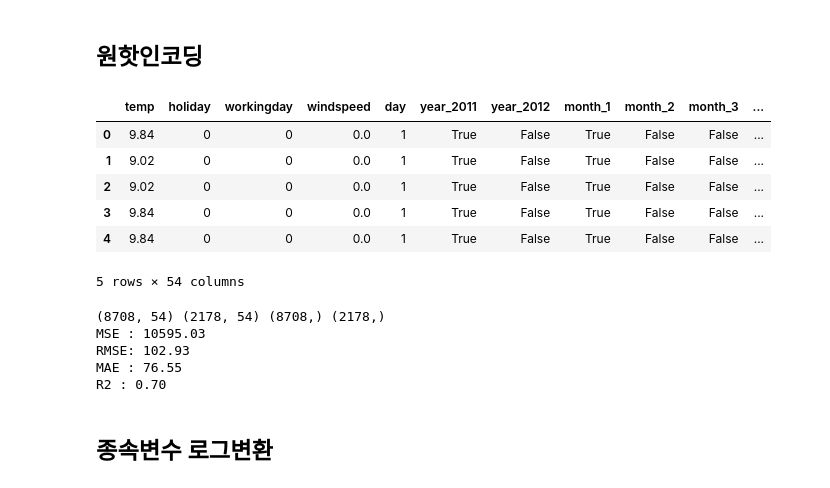
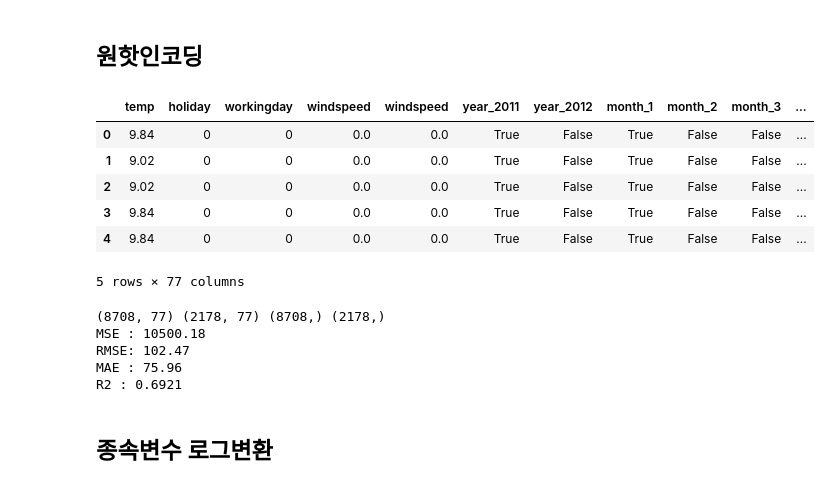
Before and after one commit to parkjiyon7/MSAI_6, a Jupyter notebook: 02_회귀_공공자전거 수요 예측_실습.ipynb, the cells around one changed output. Drawn from its saved outputs; the diff is of its cells as text; code cells hidden in the pictures.

```diff
--- a/02_회귀_공공자전거 수요 예측_실습.ipynb
+++ b/02_회귀_공공자전거 수요 예측_실습.ipynb
@@ -402,25 +402,25 @@ R2 : 0.39
 ## 원핫인코딩
 # %%
 # 범주형변수 원핫인코딩
-x = df[['temp', 'holiday', 'workingday', 'weather', 'windspeed', 'year', 'month', 'day', 'hour', 'dayofweek']]
+x = df[['temp', 'holiday', 'workingday', 'windspeed', 'season', 'weather', 'windspeed', 'year', 'month', 'day', 'hour', 'dayofweek']]
 # y = df['count']
 
-x_dummi = pd.get_dummies(x, columns=['year', 'month', 'hour', 'dayofweek', 'weather'])
+x_dummi = pd.get_dummies(x, columns=['year', 'month', 'day', 'hour', 'dayofweek', 'season', 'weather'])
 
 x_dummi.head()
 # %% [output]
-|  | temp | holiday | workingday | windspeed | day | year_2011 | year_2012 | month_1 | month_2 | month_3 | ... |
-| 0 | 9.84 | 0 | 0 | 0.0 | 1 | True | False | True | False | False | ... |
-| 1 | 9.02 | 0 | 0 | 0.0 | 1 | True | False | True | False | False | ... |
-| 2 | 9.02 | 0 | 0 | 0.0 | 1 | True | False | True | False | False | ... |
-| 3 | 9.84 | 0 | 0 | 0.0 | 1 | True | False | True | False | False | ... |
-| 4 | 9.84 | 0 | 0 | 0.0 | 1 | True | False | True | False | False | ... |
+|  | temp | holiday | workingday | windspeed | windspeed | year_2011 | year_2012 | month_1 | month_2 | month_3 | ... |
+| 0 | 9.84 | 0 | 0 | 0.0 | 0.0 | True | False | True | False | False | ... |
+| 1 | 9.02 | 0 | 0 | 0.0 | 0.0 | True | False | True | False | False | ... |
+| 2 | 9.02 | 0 | 0 | 0.0 | 0.0 | True | False | True | False | False | ... |
+| 3 | 9.84 | 0 | 0 | 0.0 | 0.0 | True | False | True | False | False | ... |
+| 4 | 9.84 | 0 | 0 | 0.0 | 0.0 | True | False | True | False | False | ... |
-5 rows × 54 columns
+5 rows × 77 columns
 # %%
 # 훈련세트/테스트세트 분할
 from sklearn.model_selection import train_test_split
 
-x_train, x_test, y_train, y_test = train_test_split(x_dummi, y, test_size= 0.2)
+x_train, x_test, y_train, y_test = train_test_split(x_dummi, y, test_size= 0.2, random_state=1)
 
 print(x_train.shape, x_test.shape, y_train.shape, y_test.shape)
 
@@ -448,12 +448,12 @@ r2 = r2_score(y_test, pred)
 print(f'MSE : {mse:.2f}')
 print(f'RMSE: {rmse:.2f}')
 print(f'MAE : {mae:.2f}')
-print(f'R2 : {r2:.2f}')
+print(f'R2 : {r2:.4f}')
 # %% [output]
-(8708, 54) (2178, 54) (8708,) (2178,)
-MSE : 10595.03
-RMSE: 102.93
-MAE : 76.55
-R2 : 0.70
+(8708, 77) (2178, 77) (8708,) (2178,)
+MSE : 10500.18
+RMSE: 102.47
+MAE : 75.96
+R2 : 0.6921
 # %% [markdown]
 ## 종속변수 로그변환
```
Also changed, not shown: parts of 7 cells of this notebook.
